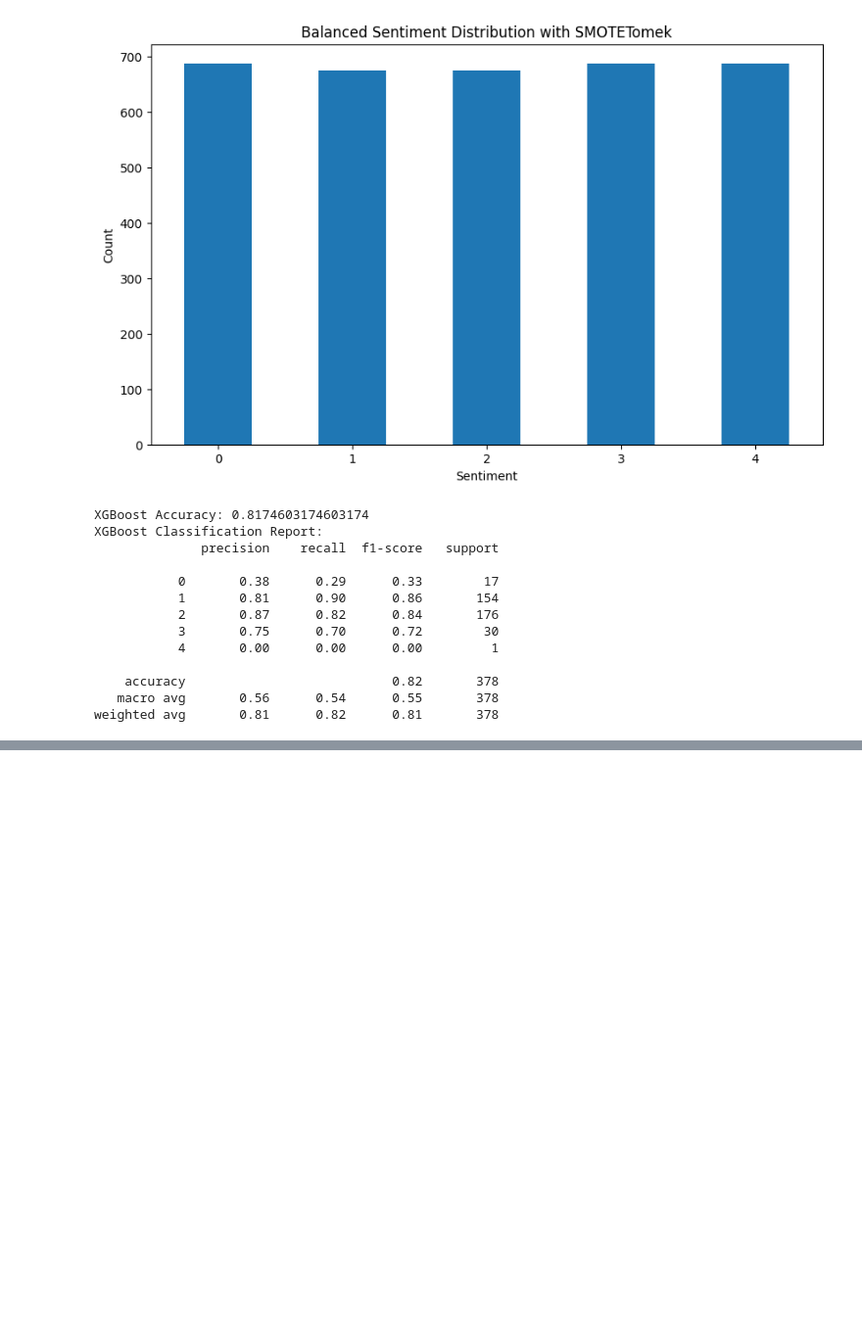
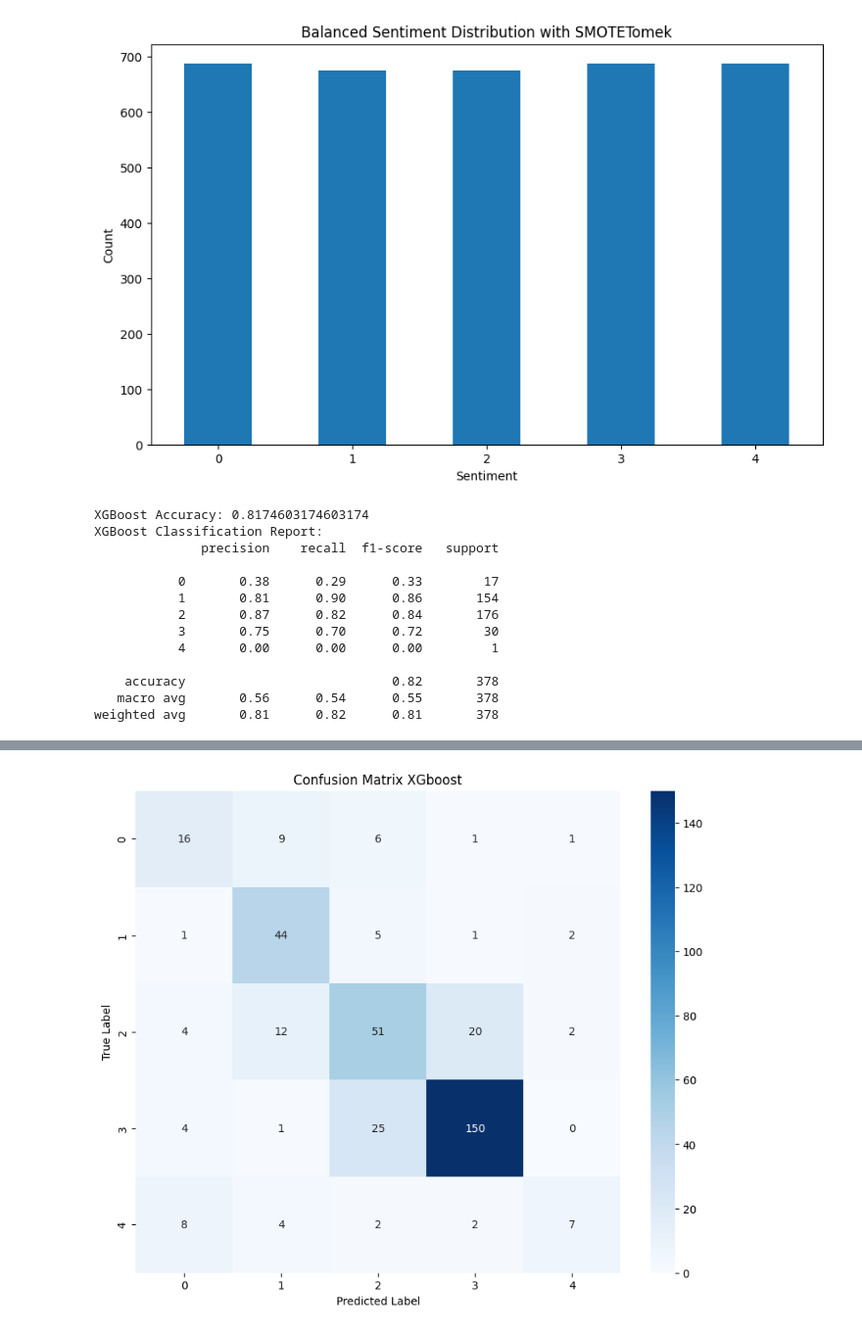
Before and after one commit to STALPHA2708/Sentimental_Analysis, a Jupyter notebook: Pintegrer.ipynb, the cells around one changed output, grey strips where cells are left out. Shown: that part at 98% size. Cells and saved outputs as stored; diff of their text form; code cells hidden in the pictures; blank space fills up the shorter version.

```diff
--- a/Pintegrer.ipynb
+++ b/Pintegrer.ipynb
@@ -685,0 +765,13 @@ weighted avg       0.81      0.82      0.81       378
+# %%
+from sklearn.naive_bayes import MultinomialNB
+from sklearn.metrics import classification_report, accuracy_score
+
+#train the model
+nb_model = MultinomialNB()
+nb_model.fit(X_train_balanced, y_train_balanced)
+nb_predictions = nb_model.predict(X_test)
+
+# evaluate the Naive Bayes model
+print("Naive Bayes Accuracy:", accuracy_score(y_test, nb_predictions))
+print("Naive Bayes Classification Report:")
+print(classification_report(y_test, nb_predictions))
@@ -685,0 +792,12 @@ weighted avg       0.81      0.82      0.81       378
+# %%
+from xgboost import XGBClassifier
+
+#train the model
+xgb_model = XGBClassifier()
+xgb_model.fit(X_train_balanced, y_train_balanced)
+xgb_predictions = xgb_model.predict(X_test)
+
+#evaluation
+print("XGBoost Accuracy:", accuracy_score(y_test, xgb_predictions))
+print("XGBoost Classification Report:")
+print(classification_report(y_test, xgb_predictions))
@@ -685,0 +848,18 @@ weighted avg       0.81      0.82      0.81       378
+# %%
+from sklearn.metrics import confusion_matrix
+import seaborn as sns
+import matplotlib.pyplot as plt
+
+# Compute the confusion matrix
+cm = confusion_matrix(y_test, xgb_predictions, labels=xgb_model.classes_)
+
+cm_df = pd.DataFrame(cm, index=xgb_model.classes_, columns=xgb_model.classes_)
+
+plt.figure(figsize=(10, 8))
+sns.heatmap(cm_df, annot=True, fmt='d', cmap='Blues')
+plt.title('Confusion Matrix XGboost')
+plt.xlabel('Predicted Label')
+plt.ylabel('True Label')
+plt.show()
+# %% [output]
+[figure, added]
```
Also changed, not shown: parts of 7 cells of this notebook.
